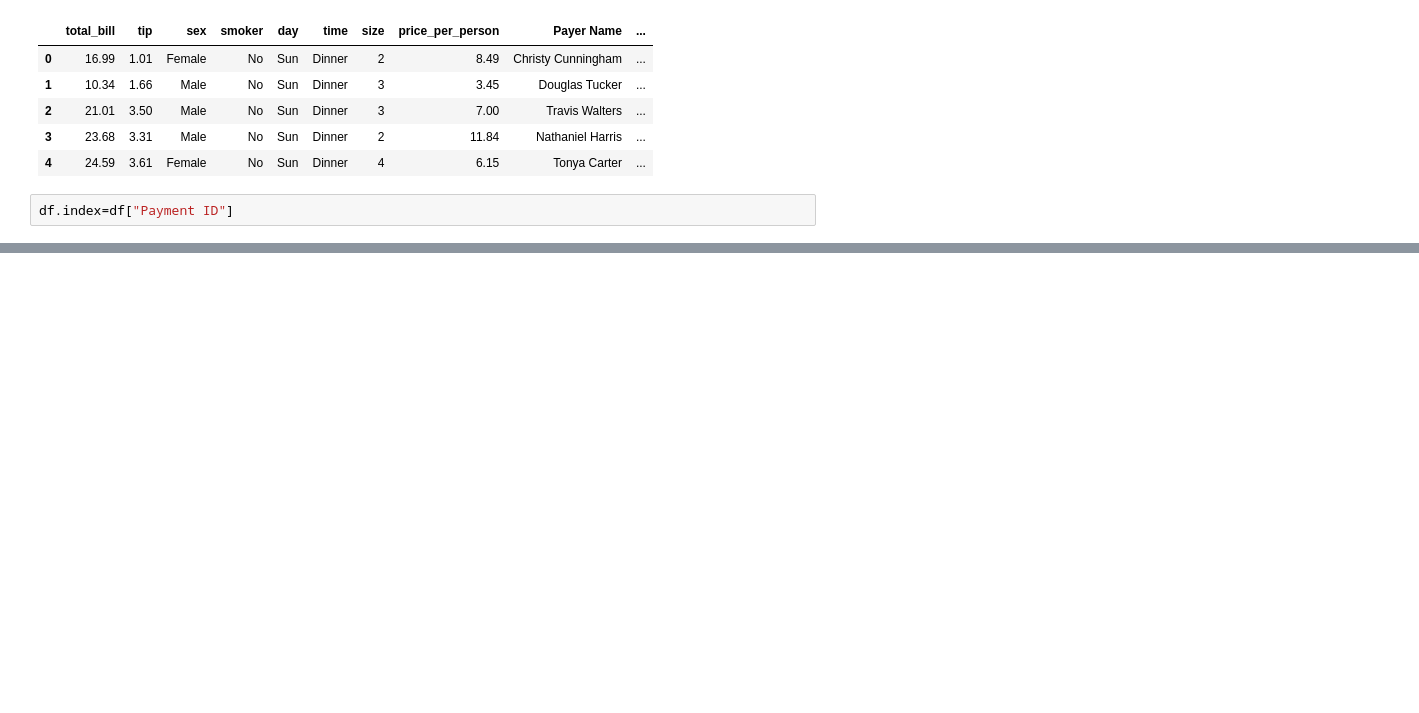
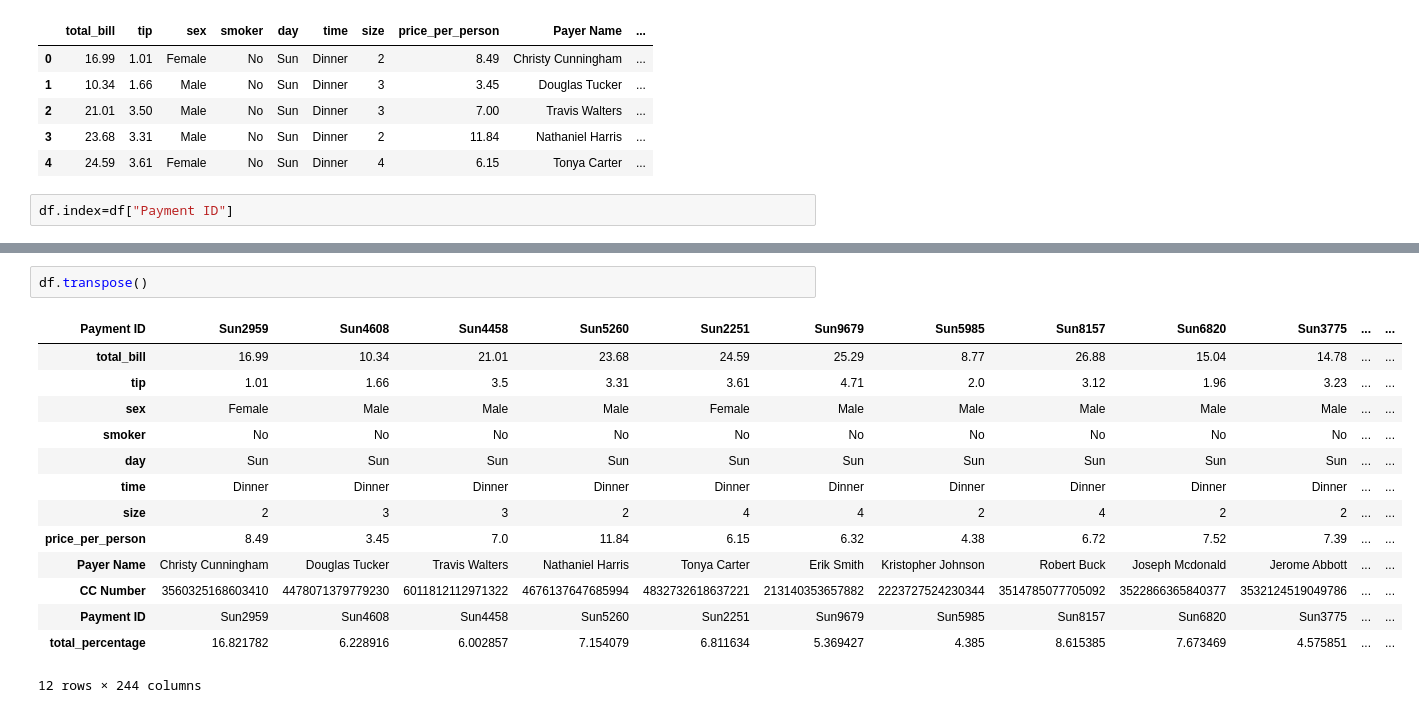
Before and after one commit to SurvePraju/Data-Analysis-and-Visualization, a Jupyter notebook: pandas/Untitled.ipynb, the cells around one changed output, grey strips where cells are left out. Saved outputs shown, nothing was run; the diff lists cells and outputs as text; blank space fills up the shorter version.

```diff
--- a/pandas/Untitled.ipynb
+++ b/pandas/Untitled.ipynb
@@ -68,0 +86,17 @@ df.index=df["Payment ID"]
+# %%
+df.transpose()
+# %% [output]
+| Payment ID | Sun2959 | Sun4608 | Sun4458 | Sun5260 | Sun2251 | Sun9679 | Sun5985 | Sun8157 | Sun6820 | Sun3775 | ... | ... |
+| total_bill | 16.99 | 10.34 | 21.01 | 23.68 | 24.59 | 25.29 | 8.77 | 26.88 | 15.04 | 14.78 | ... | ... |
+| tip | 1.01 | 1.66 | 3.5 | 3.31 | 3.61 | 4.71 | 2.0 | 3.12 | 1.96 | 3.23 | ... | ... |
+| sex | Female | Male | Male | Male | Female | Male | Male | Male | Male | Male | ... | ... |
+| smoker | No | No | No | No | No | No | No | No | No | No | ... | ... |
+| day | Sun | Sun | Sun | Sun | Sun | Sun | Sun | Sun | Sun | Sun | ... | ... |
+| time | Dinner | Dinner | Dinner | Dinner | Dinner | Dinner | Dinner | Dinner | Dinner | Dinner | ... | ... |
+| size | 2 | 3 | 3 | 2 | 4 | 4 | 2 | 4 | 2 | 2 | ... | ... |
+| price_per_person | 8.49 | 3.45 | 7.0 | 11.84 | 6.15 | 6.32 | 4.38 | 6.72 | 7.52 | 7.39 | ... | ... |
+| Payer Name | Christy Cunningham | Douglas Tucker | Travis Walters | Nathaniel Harris | Tonya Carter | Erik Smith | Kristopher Johnson | Robert Buck | Joseph Mcdonald | Jerome Abbott | ... | ... |
+| CC Number | 3560325168603410 | 4478071379779230 | 6011812112971322 | 4676137647685994 | 4832732618637221 | 213140353657882 | 2223727524230344 | 3514785077705092 | 3522866365840377 | 3532124519049786 | ... | ... |
+| Payment ID | Sun2959 | Sun4608 | Sun4458 | Sun5260 | Sun2251 | Sun9679 | Sun5985 | Sun8157 | Sun6820 | Sun3775 | ... | ... |
+| total_percentage | 16.821782 | 6.228916 | 6.002857 | 7.154079 | 6.811634 | 5.369427 | 4.385 | 8.615385 | 7.673469 | 4.575851 | ... | ... |
+12 rows × 244 columns
```
Also changed, not shown: parts of 1 cell of this notebook.
